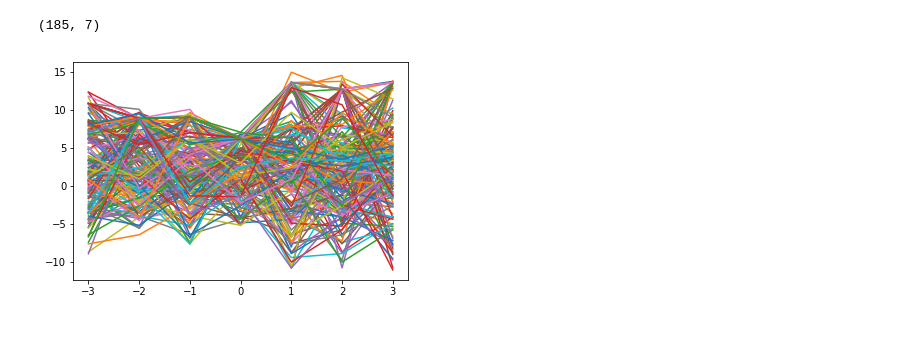
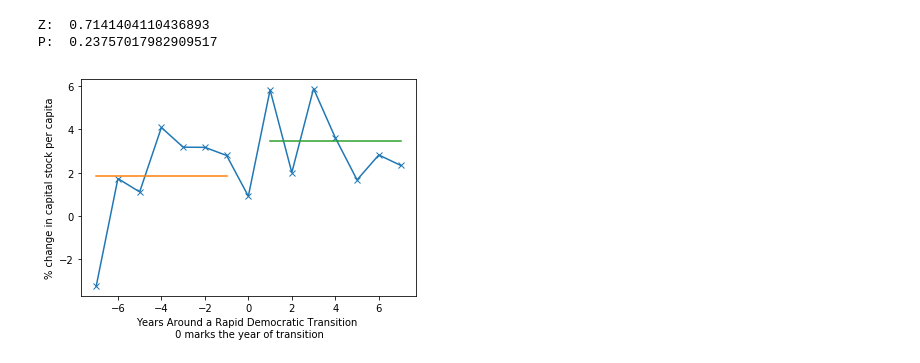
Before and after one commit to agakshat/emerging-markets, a Jupyter notebook: PolityGDPanalysis.ipynb, the cells around one changed output. Cells and saved outputs as stored; diff of their text form; code cells hidden in the pictures; blank space fills up the shorter version.

Commit message:
final version with regime transition code

```diff
--- a/PolityGDPanalysis.ipynb
+++ b/PolityGDPanalysis.ipynb
@@ -64,27 +88,37 @@ sns.catplot(x=6,y=4,data=df)
 # %%
-# transition_years = np.where(final_arr[:,-1]!=None)[0][1:]
-transition_years = np.where(final_arr[:,-1]==3)[0][1:] # good times
-# transition_years = np.where(final_arr[:,-1]==-2)[0][1:] # bad times
-# transition_years = np.where(final_arr[:,-1]==-77)[0][1:] # state failure
-# transition_years = np.where(final_arr[:,-1]==-66)[0][1:] # interruption
-# transition_years = np.where(final_arr[:,-1]==99)[0][1:] # interruption
+#uncomment one of the following options for transition_years, based on what is desired
 
-analysis_period = 7
+# transition_years = np.concatenate((np.where(final_arr[:,-1]==3)[0],np.where(final_arr[:,-1]==2)[0],
+#                        np.where(final_arr[:,-1]==1)[0])) # any positive democratic transition
+# transition_years = np.where(final_arr[:,-1]==3)[0] # rapid democratic transitions only
+transition_years = np.where(final_arr[:,-1]==2)[0] # gradual democratic transitions only
+# transition_years = np.concatenate((np.where(final_arr[:,-1]==-1)[0],
+#                     np.where(final_arr[:,-1]==-2)[0])) # any adverse regime transition only
+
+analysis_period = 15 # change this to include as many or as few years as you want
 transition_data = []
 for j in range(transition_years.shape[0]):
     fill_arr = final_arr[range(max(1,transition_years[j]-analysis_period//2-1),min(final_arr.shape[0],transition_years[j]+1+analysis_period//2)),:]
     if fill_arr.shape[0]==analysis_period+1:
         transition_data.append(fill_arr)
 transition_data = np.array(transition_data)
-change_rgdppc = 100*np.divide(transition_data[:,:,4][:,1:] - transition_data[:,:,4][:,:-1],transition_data[:,:,4][:,:-1])
+change_rgdppc = 100*np.divide(transition_data[:,:,4][:,1:] - transition_data[:,:,4][:,:-1],transition_data[:,:,4][:,:-1]) # calculating growth rates from per capita data
 TRANSITION_DATA = reject_outliers(change_rgdppc)
-TRANSITION_DATA.shape
+X = list(range(-analysis_period//2+1,analysis_period//2+1))
+avg = np.mean(TRANSITION_DATA,0)
+plt.plot(X,avg,marker='x')
+plt.plot(X[:7],np.repeat(np.mean(avg[:7]),7))
+plt.plot(X[8:],np.repeat(np.mean(avg[8:]),7))
+plt.xlabel('Years Around a Rapid Democratic Transition \n 0 marks the year of transition')
+plt.ylabel('% change in capital stock per capita')
+
+mean1 = np.mean(avg[:analysis_period//2])
+mean2 = np.mean(avg[analysis_period//2+1:])
+std1 = np.std(avg[:analysis_period//2])
+zval = (mean2-mean1)/std1
+print("Z: ",zval) # assumes null hypothesis to be no change in mean due to transition
+print("P: ",scipy.stats.norm.sf(abs(zval)))
 # %% [output]
-(185, 7)
+Z:  0.7141404110436893
+P:  0.23757017982909517
+[figure, added]
-# %%
-X = list(range(-3,4))
-import matplotlib.pyplot as plt
-for Y in TRANSITION_DATA:
-    plt.plot(X,Y)
-# %% [output]
-[figure, removed]
```
Also changed, not shown: parts of 16 cells of this notebook.
